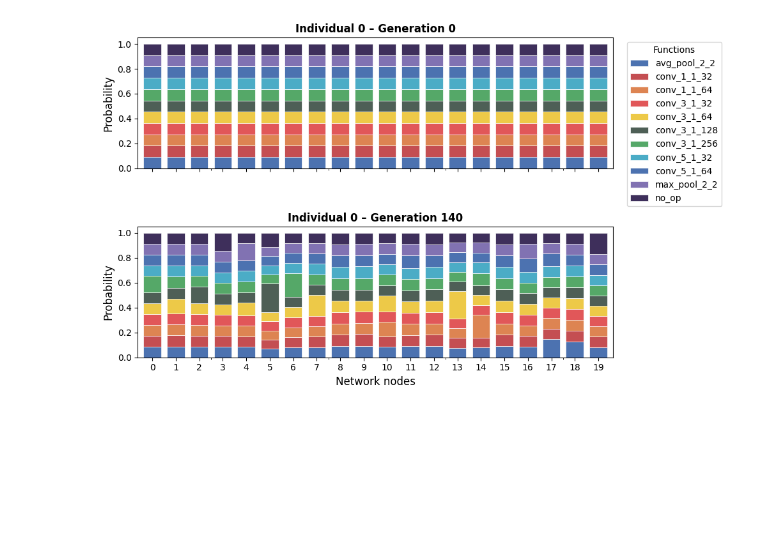
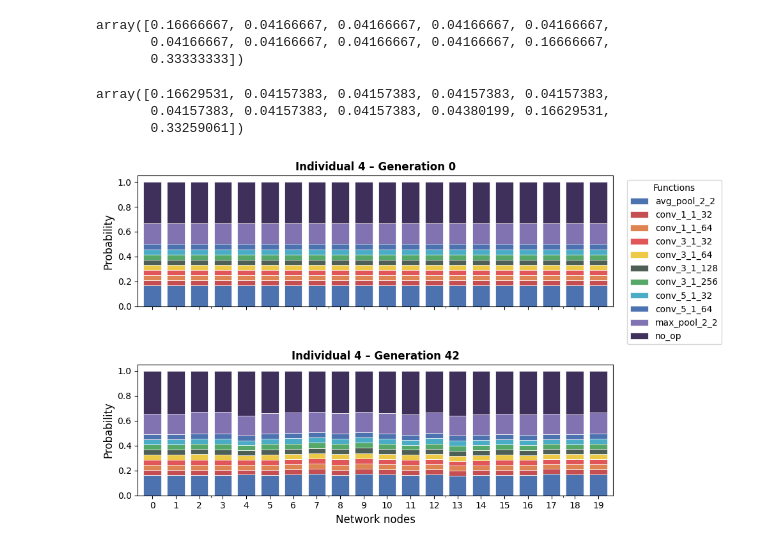
Before and after one commit to DiegoPaezA/MoQ-NAS, a Jupyter notebook: results_probs_study.ipynb, the cells around one changed output. Drawn from its saved outputs; the diff is of its cells as text; code cells hidden in the pictures; blank space fills up the shorter version.

```diff
--- a/results_probs_study.ipynb
+++ b/results_probs_study.ipynb
@@ -12,7 +12,7 @@ from collections import defaultdict
 # %%
 base_path = os.getcwd()
 file_name = 'experiment_v3_cifar10/exp5_repeat_1/data_QNAS.pkl'
-file_name2 = 'experiment_v3_cifar10/exp6_repeat_1/data_QNAS.pkl'
+file_name2 = 'experiment_v3_cifar10/exp7_repeat_1/data_QNAS.pkl'
 file_path = os.path.join(base_path, file_name)
 # %%
 def read_data(file_path):
@@ -144,19 +141,32 @@ my_palette = {
 }
 
 labels = list(my_palette.keys())
+# %%
+data_2[0]['net_probs'][0][0]
+# %% [output]
+array([0.16666667, 0.04166667, 0.04166667, 0.04166667, 0.04166667,
+       0.04166667, 0.04166667, 0.04166667, 0.04166667, 0.16666667,
+       0.33333333])
+# %%
+data_2[7]['net_probs'][3][0]
+# %% [output]
+array([0.16629531, 0.04157383, 0.04157383, 0.04157383, 0.04157383,
+       0.04157383, 0.04157383, 0.04157383, 0.04380199, 0.16629531,
+       0.33259061])
 # %%
 # 2. Pick your two generations (first and last):
+data_2 = read_data(file_name2)
 gens = [0, max(data_2.keys())]
 
 # 3. Call the plot function, tweaking figsize to taste:
 plot_individual(
     data_2,
     generations=gens,
-    individual_idx=0,
+    individual_idx=4,
     labels=labels,
     palette=my_palette,
     figsize=(10, 6),   # try wider (e.g. 18×6) or taller (12×10)
     bar_width=0.75     # adjust gap size
 )
 # %% [output]
-[figure, old version]
+[figure, new version]
```
Also changed, not shown: parts of 12 cells of this notebook.
